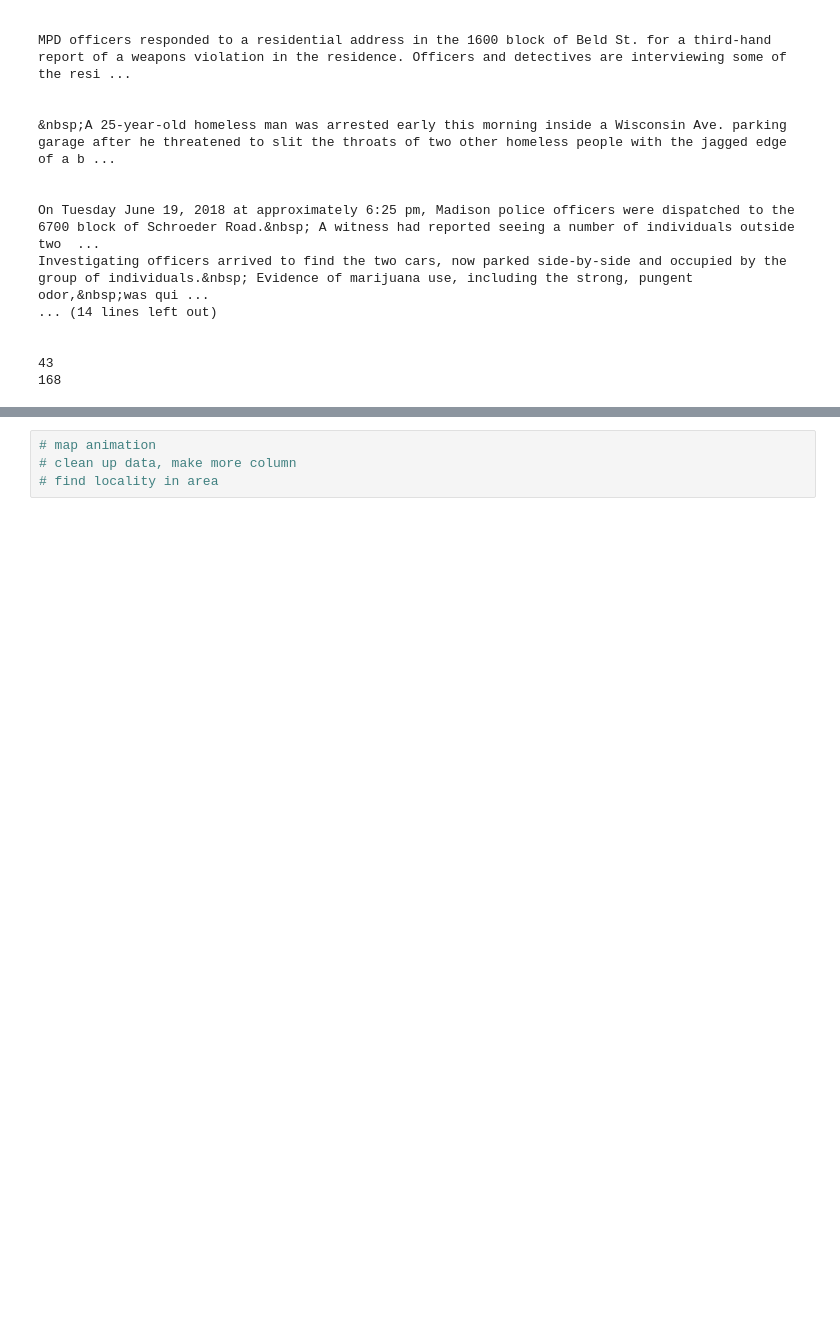
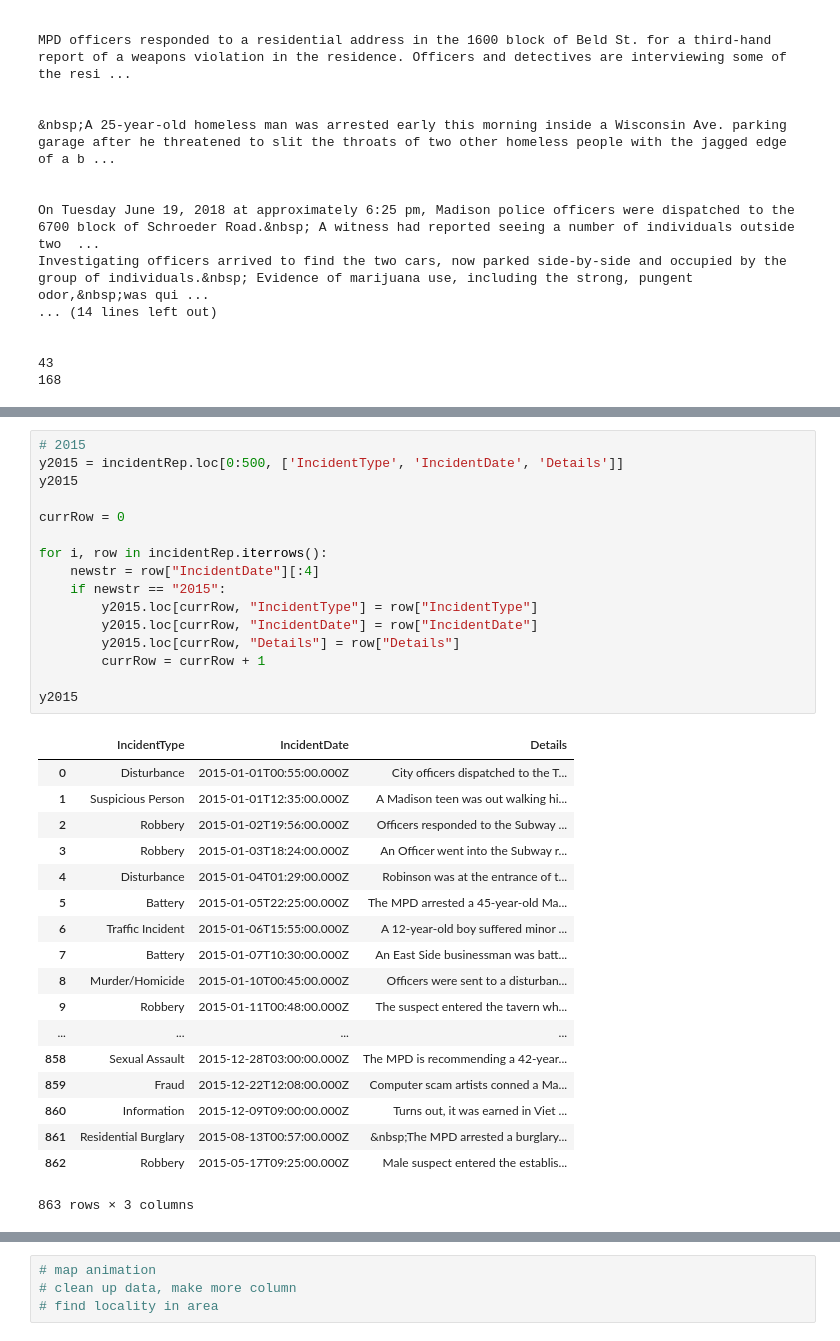
Before and after one commit to LeonTan828/Madcity_Proj, a Jupyter notebook: Incident Details.ipynb, the cells around one changed output, grey strips where cells are left out. Cells and saved outputs as stored; diff of their text form; blank space fills up the shorter version.

```diff
--- a/Incident Details.ipynb
+++ b/Incident Details.ipynb
@@ -198,0 +310,35 @@ Investigating officers arrived to find the two cars, now parked side-by-side and
+# %%
+# 2015
+y2015 = incidentRep.loc[0:500, ['IncidentType', 'IncidentDate', 'Details']]
+y2015
+
+currRow = 0
+
+for i, row in incidentRep.iterrows():
+    newstr = row["IncidentDate"][:4]
+    if newstr == "2015":
+        y2015.loc[currRow, "IncidentType"] = row["IncidentType"]
+        y2015.loc[currRow, "IncidentDate"] = row["IncidentDate"]
+        y2015.loc[currRow, "Details"] = row["Details"]
+        currRow = currRow + 1
+
+y2015
+# %% [output]
+|  | IncidentType | IncidentDate | Details |
+| 0 | Disturbance | 2015-01-01T00:55:00.000Z | City officers dispatched to the T... |
+| 1 | Suspicious Person | 2015-01-01T12:35:00.000Z | A Madison teen was out walking hi... |
+| 2 | Robbery | 2015-01-02T19:56:00.000Z | Officers responded to the Subway ... |
+| 3 | Robbery | 2015-01-03T18:24:00.000Z | An Officer went into the Subway r... |
+| 4 | Disturbance | 2015-01-04T01:29:00.000Z | Robinson was at the entrance of t... |
+| 5 | Battery | 2015-01-05T22:25:00.000Z | The MPD arrested a 45-year-old Ma... |
+| 6 | Traffic Incident | 2015-01-06T15:55:00.000Z | A 12-year-old boy suffered minor ... |
+| 7 | Battery | 2015-01-07T10:30:00.000Z | An East Side businessman was batt... |
+| 8 | Murder/Homicide | 2015-01-10T00:45:00.000Z | Officers were sent to a disturban... |
+| 9 | Robbery | 2015-01-11T00:48:00.000Z | The suspect entered the tavern wh... |
+| ... | ... | ... | ... |
+| 858 | Sexual Assault | 2015-12-28T03:00:00.000Z | The MPD is recommending a 42-year... |
+| 859 | Fraud | 2015-12-22T12:08:00.000Z | Computer scam artists conned a Ma... |
+| 860 | Information | 2015-12-09T09:00:00.000Z | Turns out, it was earned in Viet ... |
+| 861 | Residential Burglary | 2015-08-13T00:57:00.000Z | &nbsp;The MPD arrested a burglary... |
+| 862 | Robbery | 2015-05-17T09:25:00.000Z | Male suspect entered the establis... |
+863 rows × 3 columns
```
Also changed, not shown: parts of 37 cells of this notebook, 1 other file.
